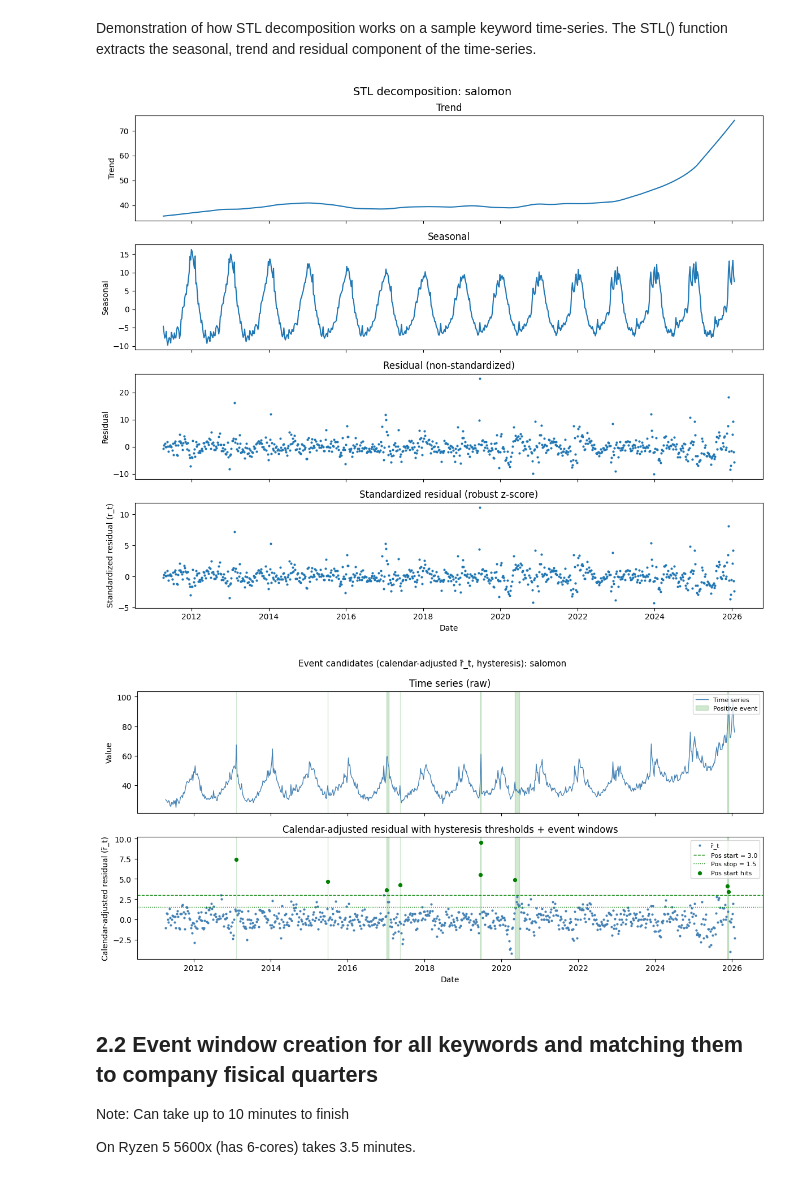
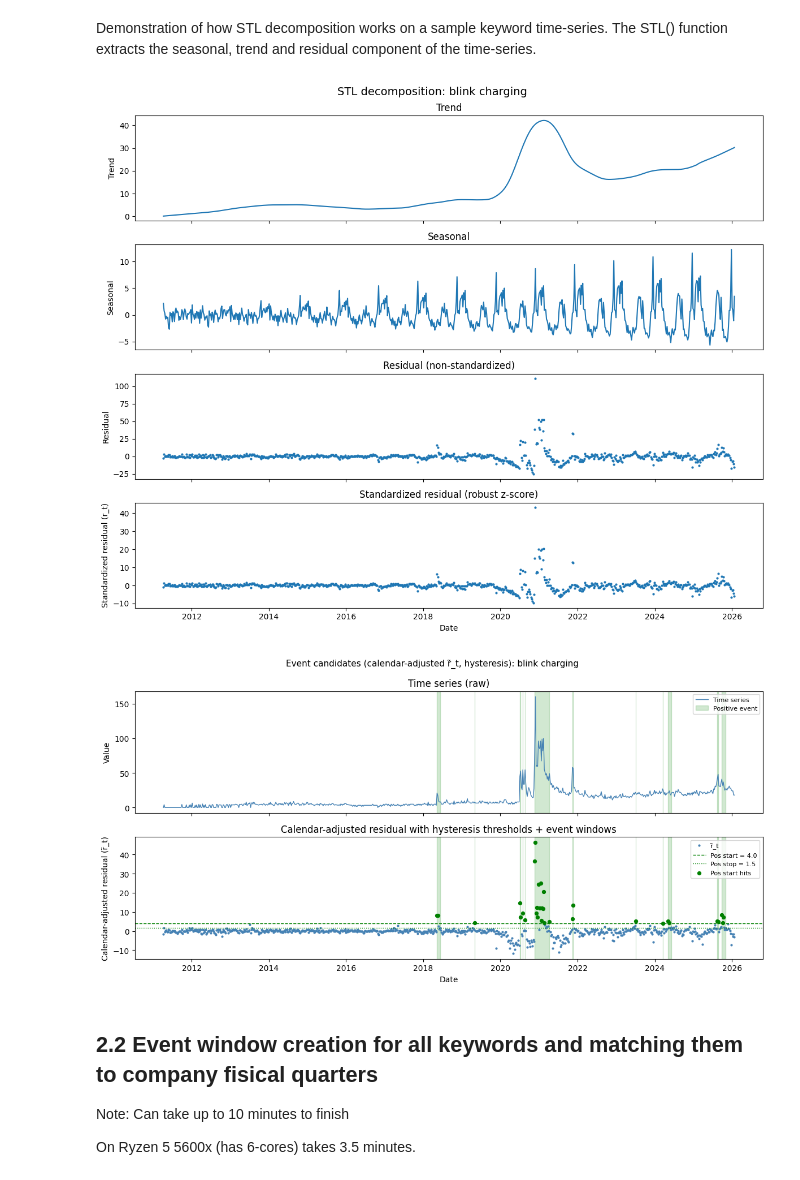
Before and after one commit to eetujok/google-trends-for-eps-estimation, a Jupyter notebook: project.ipynb, the cells around one changed output. Cells and saved outputs as stored; diff of their text form; code cells hidden in the pictures.

```diff
--- a/project.ipynb
+++ b/project.ipynb
@@ -216,11 +216,11 @@ The run_full_pipeline function below does the following:
 # %% [markdown]
 Demonstration of how STL decomposition works on a sample keyword time-series. The STL() function extracts the seasonal, trend and residual component of the time-series.
 # %%
-SAMPLE_KEYWORD = "salomon"
+SAMPLE_KEYWORD = "blink charging"
 PERIOD = 53
 SEASONAL = 53
 TREND = 103
-EVENT_THRESHOLD_HIGH = 3.0
+EVENT_THRESHOLD_HIGH = 4.0
 EVENT_STOP_POS = 1.5
 START_CONSEC = 1
 END_CONSEC = 2
@@ -273,35 +273,35 @@ upper_windows = detect_events(
     start_consec=START_CONSEC,
     end_consec=END_CONSEC,
 )
 upper_points = r_cal_t >= EVENT_THRESHOLD_HIGH
 
 # --- Figure 2: Event window plot (raw series + r_cal_t with thresholds and windows) ---
 fig2, axes = plt.subplots(2, 1, figsize=(12, 6), sharex=True)
 fig2.suptitle(f"Event candidates (calendar-adjusted r̃_t, hysteresis): {SAMPLE_KEYWORD}", fontsize=11)
 axes[0].plot(ts.index, ts.values, color="steelblue", linewidth=1, label="Time series")
 first_pos = True
 for a, b in upper_windows:
     axes[0].axvspan(a, b, alpha=0.18, color="green", label="Positive event" if first_pos else None)
     first_pos = False
 axes[0].set_ylabel("Value")
 axes[0].set_title("Time series (raw)")
 axes[0].legend(loc="upper right", fontsize=8)
 axes[1].plot(r_cal_t.index, r_cal_t.values, marker="o", linestyle="none", markersize=2, color="steelblue", label="r̃_t")
 for a, b in upper_windows:
     axes[1].axvspan(a, b, alpha=0.18, color="green")
 axes[1].axhline(EVENT_THRESHOLD_HIGH, color="green", linestyle="--", linewidth=1, label=f"Pos start = {EVENT_THRESHOLD_HIGH}")
 axes[1].axhline(EVENT_STOP_POS, color="green", linestyle=":", linewidth=1, label=f"Pos stop = {EVENT_STOP_POS}")
 if upper_points.any():
     axes[1].scatter(r_cal_t[upper_points].index, r_cal_t[upper_points].values, color="green", s=18, zorder=5, label="Pos start hits")
 axes[1].set_ylabel("Calendar-adjusted residual (r̃_t)")
 axes[1].set_xlabel("Date")
 axes[1].set_title("Calendar-adjusted residual with hysteresis thresholds + event windows")
 axes[1].legend(loc="upper right", fontsize=8)
 plt.tight_layout()
 plt.show()
 # %% [output]
-[figure, old version]
+[figure, new version]
-[figure, old version]
+[figure, new version]
 # %% [markdown]
 ## 2.2 Event window creation for all keywords and matching them to company fisical quarters
 
```
Also changed, not shown: parts of 5 cells of this notebook, 5 other files.
